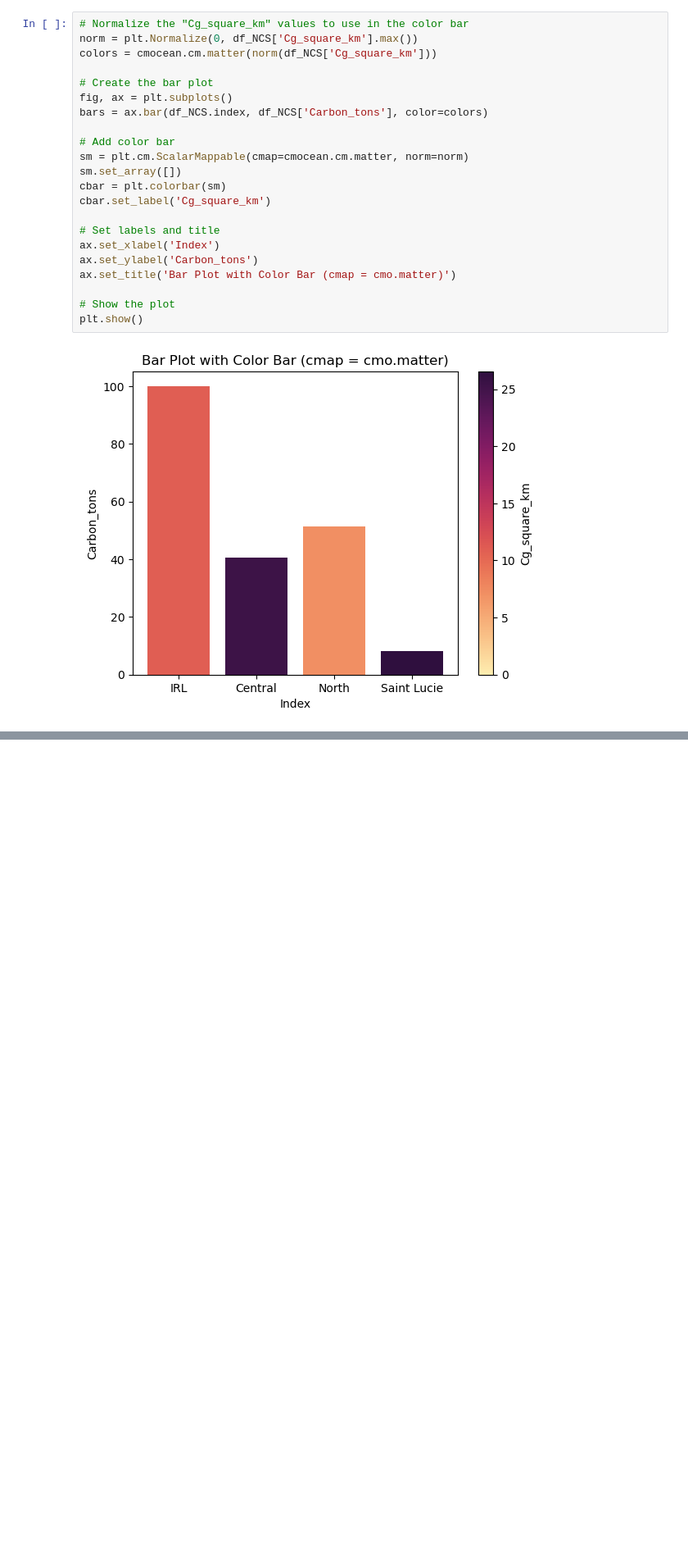
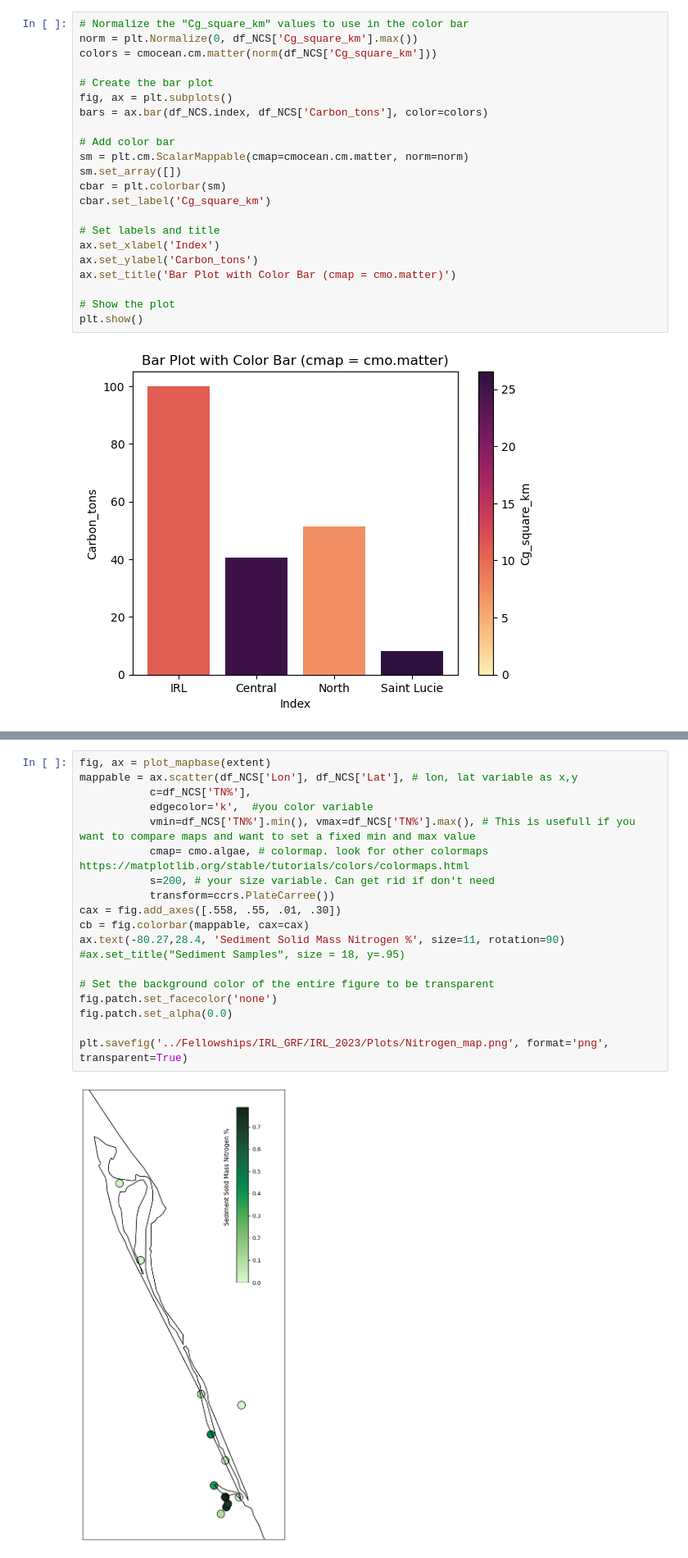
Before and after one commit to Hanna-the-explorer/Data_codes, a Jupyter notebook: IRL_MAPS.ipynb, the cells around one changed output, grey strips where cells are left out. Shown at 82% size. Drawn from its saved outputs; the diff is of its cells as text; blank space fills up the shorter version.

```diff
--- a/IRL_MAPS.ipynb
+++ b/IRL_MAPS.ipynb
@@ -235,0 +253,21 @@ fig.set_size_inches(20,10)
+# %%
+fig, ax = plot_mapbase(extent)
+mappable = ax.scatter(df_NCS['Lon'], df_NCS['Lat'], # lon, lat variable as x,y
+           c=df_NCS['TN%'],
+           edgecolor='k',  #you color variable
+           vmin=df_NCS['TN%'].min(), vmax=df_NCS['TN%'].max(), # This is usefull if you want to compare maps and want to set a fixed min and max value
+           cmap= cmo.algae, # colormap. look for other colormaps https://matplotlib.org/stable/tutorials/colors/colormaps.html
+           s=200, # your size variable. Can get rid if don't need
+           transform=ccrs.PlateCarree())
+cax = fig.add_axes([.558, .55, .01, .30])
+cb = fig.colorbar(mappable, cax=cax)
+ax.text(-80.27,28.4, 'Sediment Solid Mass Nitrogen %', size=11, rotation=90)
+#ax.set_title("Sediment Samples", size = 18, y=.95)
+
+# Set the background color of the entire figure to be transparent
+fig.patch.set_facecolor('none')
+fig.patch.set_alpha(0.0)
+
+plt.savefig('../Fellowships/IRL_GRF/IRL_2023/Plots/Nitrogen_map.png', format='png', transparent=True)
+# %% [output]
+[figure, added]
```
Also changed, not shown: parts of 21 cells of this notebook.
